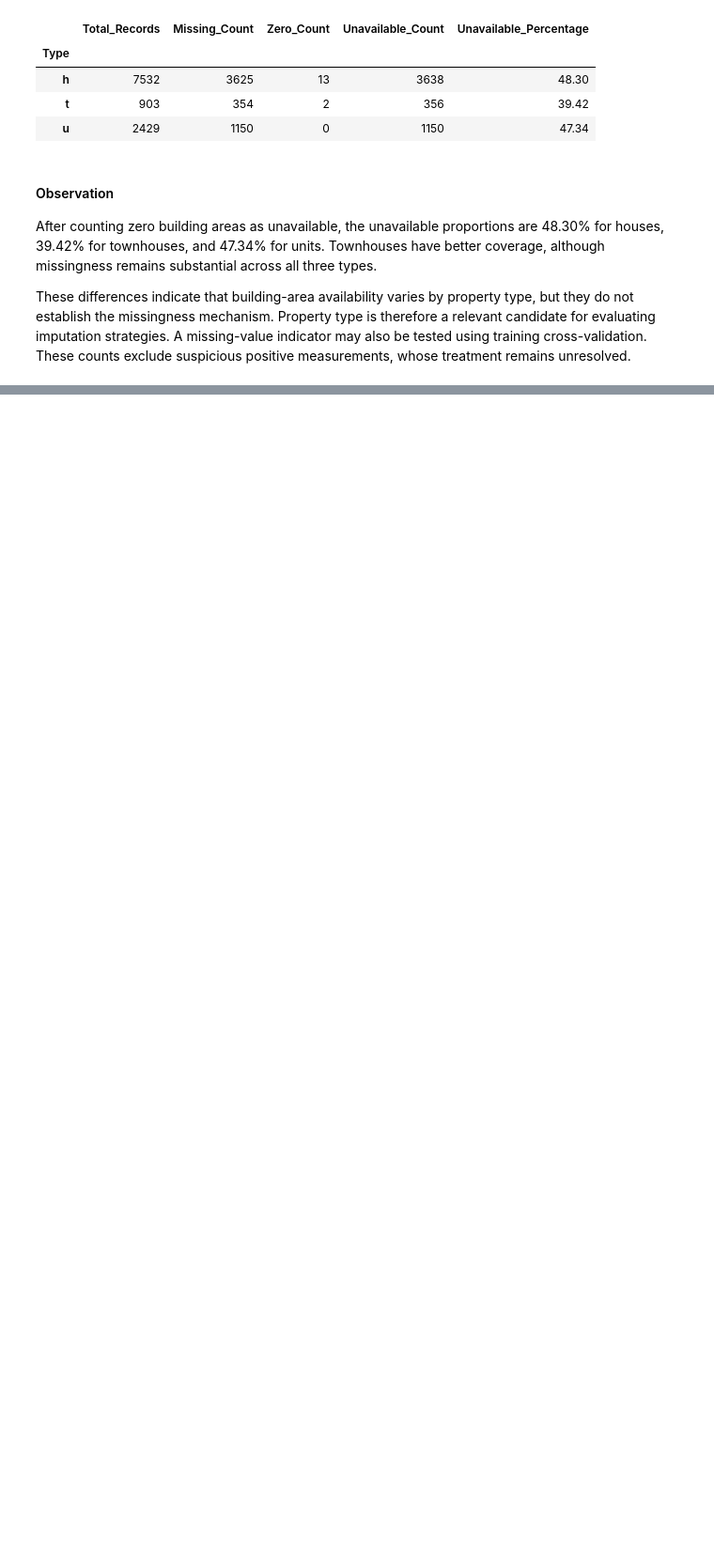
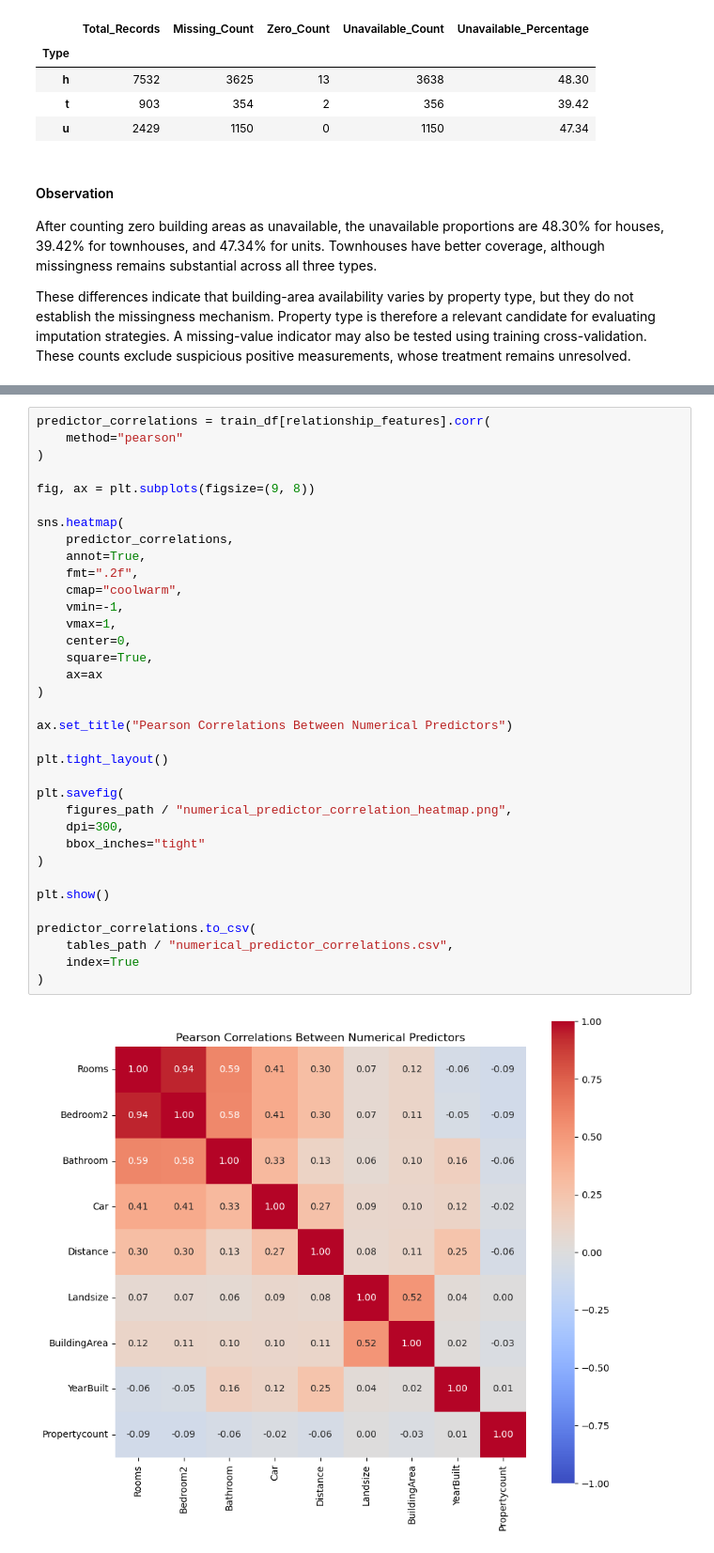
Before and after one commit to WaqasGurmani/house-price-linear-models, a Jupyter notebook: notebooks/02_eda_and_data_quality.ipynb, the cells around one changed output, grey strips where cells are left out. Shown at 94% size. Cells and saved outputs as stored; diff of their text form; blank space fills up the shorter version.

Commit message:
Complete EDA review for years, correlations, and categories

```diff
--- a/notebooks/02_eda_and_data_quality.ipynb
+++ b/notebooks/02_eda_and_data_quality.ipynb
@@ -2225,0 +2473,37 @@ These differences indicate that building-area availability varies by property ty
+# %%
+predictor_correlations = train_df[relationship_features].corr(
+    method="pearson"
+)
+
+fig, ax = plt.subplots(figsize=(9, 8))
+
+sns.heatmap(
+    predictor_correlations,
+    annot=True,
+    fmt=".2f",
+    cmap="coolwarm",
+    vmin=-1,
+    vmax=1,
+    center=0,
+    square=True,
+    ax=ax
+)
+
+ax.set_title("Pearson Correlations Between Numerical Predictors")
+
+plt.tight_layout()
+
+plt.savefig(
+    figures_path / "numerical_predictor_correlation_heatmap.png",
+    dpi=300,
+    bbox_inches="tight"
+)
+
+plt.show()
+
+predictor_correlations.to_csv(
+    tables_path / "numerical_predictor_correlations.csv",
+    index=True
+)
+# %% [output]
+[figure, added]
```
Also changed, not shown: parts of 39 cells of this notebook, 11 other files.
